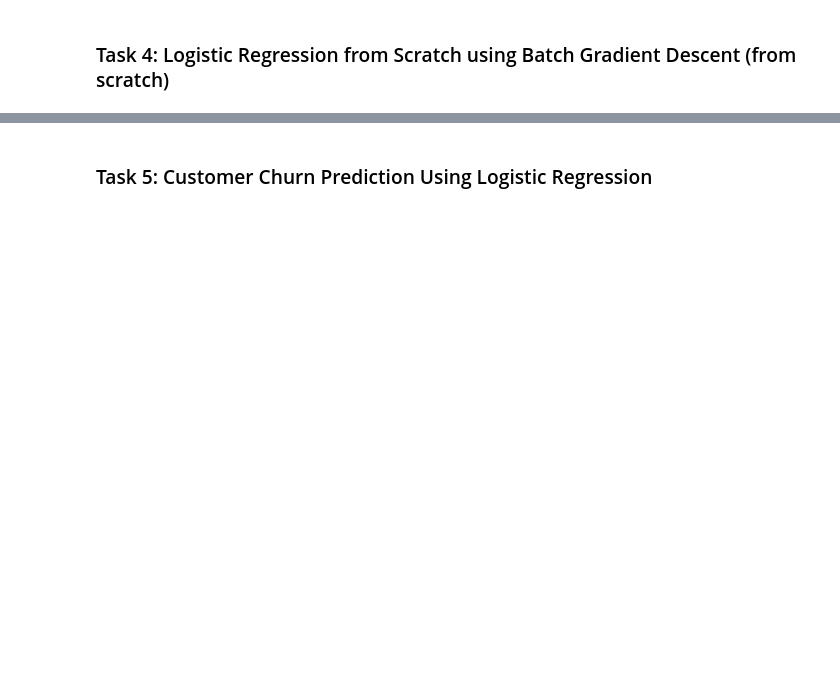
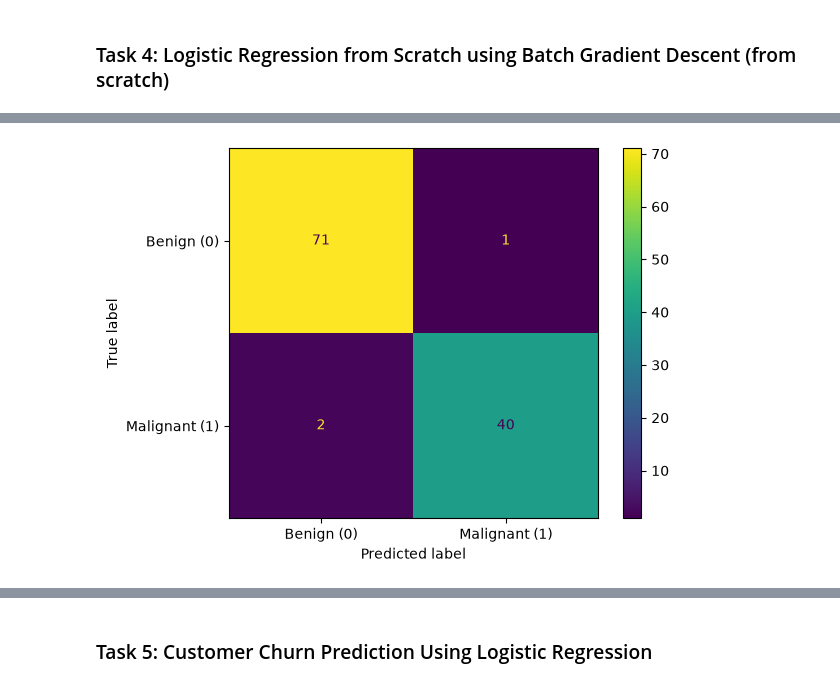
Before and after one commit to Zain-Shykh/linear-logistic-regression-gradient-descent, a Jupyter notebook: 24i3126_lab12.ipynb, the cells around one changed output, grey strips where cells are left out. Saved outputs shown, nothing was run; the diff lists cells and outputs as text; code cells hidden in the pictures; blank space fills up the shorter version.

```diff
--- a/24i3126_lab12.ipynb
+++ b/24i3126_lab12.ipynb
@@ -320,0 +267,92 @@ for i in range(iterations):
+# %%
+import numpy as np
+import matplotlib.pyplot as plt
+
+from sklearn.datasets import load_breast_cancer
+from sklearn.model_selection import train_test_split
+from sklearn.preprocessing import StandardScaler
+
+from sklearn.metrics import (
+    accuracy_score,
+    precision_score,
+    recall_score,
+    f1_score,
+    confusion_matrix,
+    ConfusionMatrixDisplay
+)
+
+# Step 1: Load dataset
+data = load_breast_cancer()
+
+X = data.data
+
+# sklearn: 0 = malignant, 1 = benign -> flip so malignant=1, benign=0
+y = 1 - data.target
+print("Malignant:", y.sum(), "Benign:", (y == 0).sum())
+
+# Step 2: Train-test split
+X_train, X_test, y_train, y_test = train_test_split(X, y, test_size=0.2, random_state=42, stratify=y)
+
+# Step 3: Feature scaling
+scaler = StandardScaler()
+X_train = scaler.fit_transform(X_train)
+X_test = scaler.transform(X_test)
+
+# Step 4: Add bias column
+X_train = np.c_[np.ones(len(X_train)), X_train]
+X_test = np.c_[np.ones(len(X_test)), X_test]
+
+# Step 5: Initialize parameters
+m, n = X_train.shape
+
+theta = np.zeros(n)
+
+alpha = 0.1
+iterations = 2000
+
+cost_history = []
+
+
+# Step 6: Sigmoid
+def sigmoid(z):
+    return 1 / (1 + np.exp(-z))
+
+
+# Step 7: Binary cross-entropy
+def compute_cost(y_true, h):
+    eps = 1e-12
+    h = np.clip(h, eps, 1 - eps)
+    return -np.mean(y_true * np.log(h) + (1 - y_true) * np.log(1 - h))
+
+
+# Step 8: Batch Gradient Descent
+for i in range(iterations):
+    z = X_train @ theta
+    h = sigmoid(z)
+    cost_history.append(compute_cost(y_train, h))
+    grad = X_train.T @ (h - y_train) / m
+    theta = theta - alpha * grad
+
+print("Learned theta (bias first):", theta)
+
+# Step 9: Probabilities on test data
+probs = sigmoid(X_test @ theta)
+
+# Step 10: Threshold 0.5
+y_pred = (probs >= 0.5).astype(int)
+
+# Step 11: Metrics
+print("Accuracy :", accuracy_score(y_test, y_pred))
+print("Precision:", precision_score(y_test, y_pred))
+print("Recall   :", recall_score(y_test, y_pred))
+print("F1-score :", f1_score(y_test, y_pred))
+
+# Step 12: Confusion matrix
+cm = confusion_matrix(y_test, y_pred)
+print(cm)
+ConfusionMatrixDisplay(cm, display_labels=["Benign (0)", "Malignant (1)"]).plot()
+plt.show()
+
+# Step 13: Cost vs iterations
+plt.plot(cost_history); plt.xlabel("Iteration"); plt.ylabel("Binary cross-entropy"); plt.title("Cost convergence"); plt.show()
+# %% [output]
@@ -320,0 +372 @@ for i in range(iterations):
+[figure, added]
```
Also changed, not shown: parts of 13 cells of this notebook.
